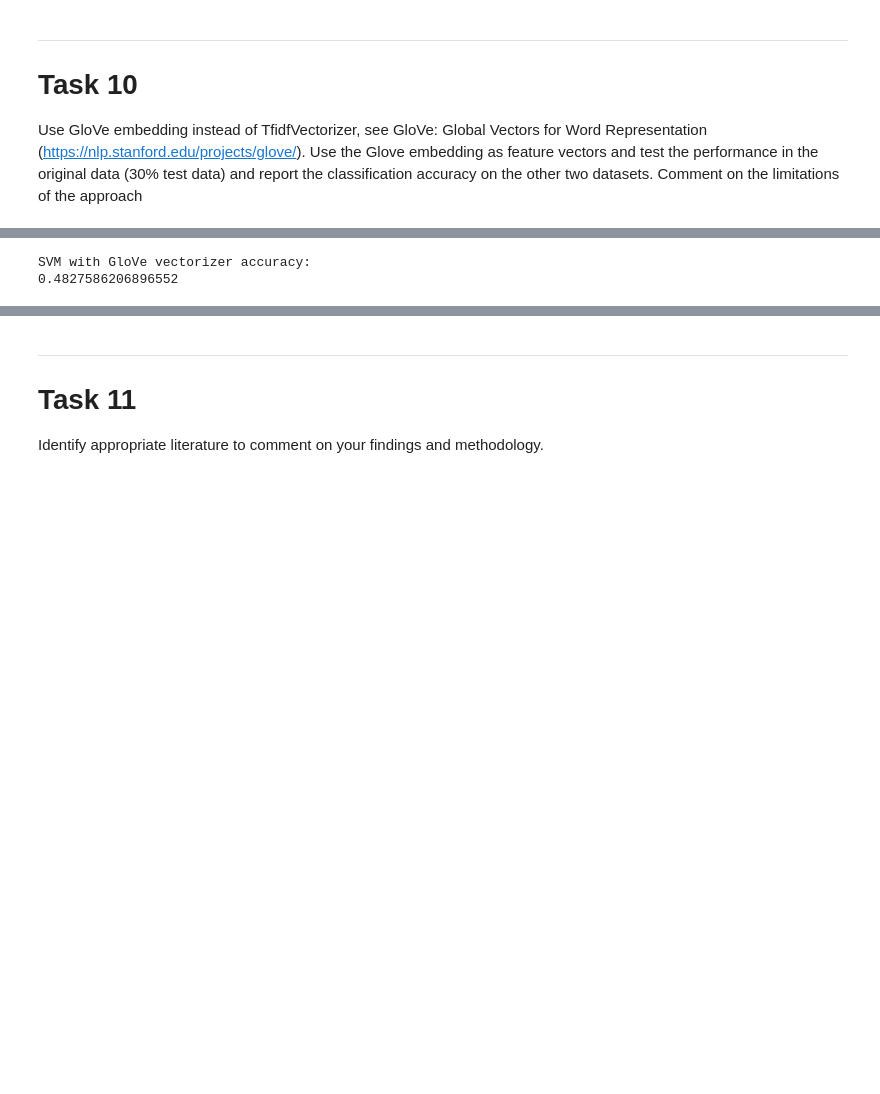
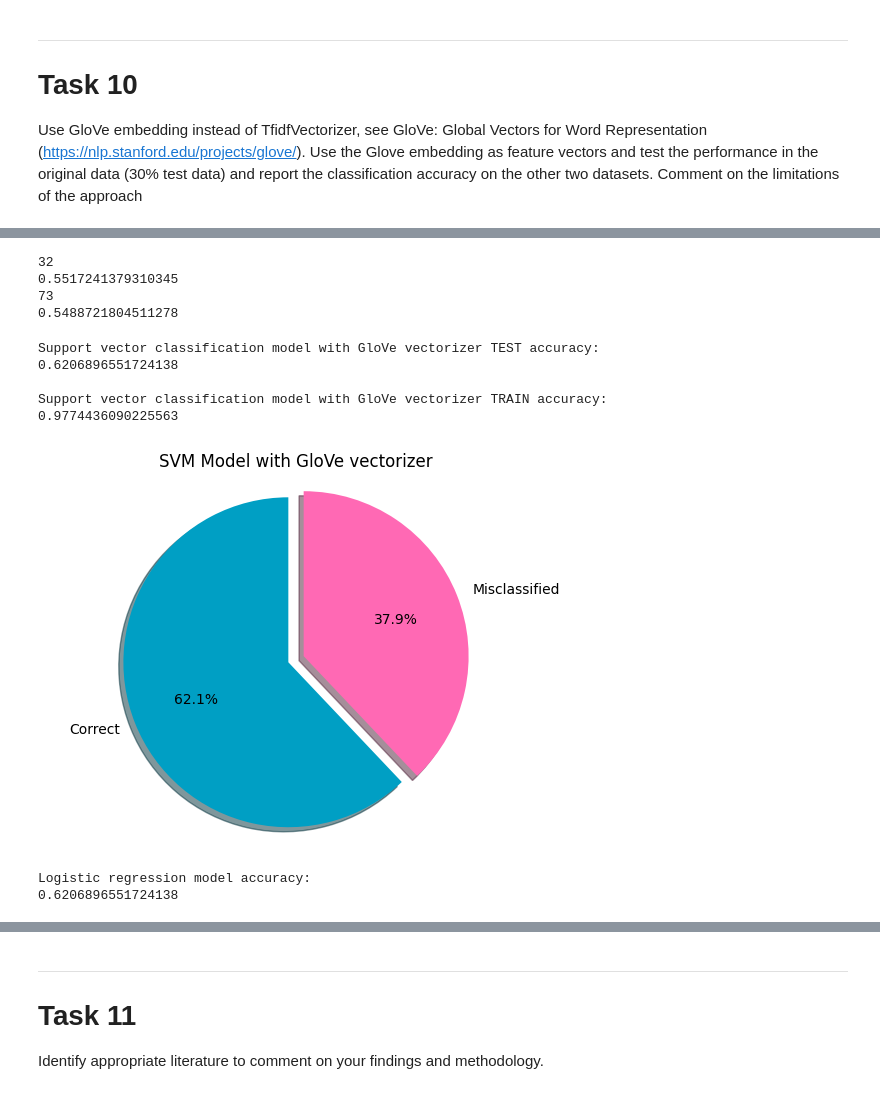
Before and after one commit to VilleKylmamaa/SentimentAnalysisMachineLearning, a Jupyter notebook: Restaurant_Review_Analysis.ipynb, the cells around one changed output, grey strips where cells are left out. Cells and saved outputs as stored; diff of their text form; code cells hidden in the pictures; blank space fills up the shorter version.

```diff
--- a/Restaurant_Review_Analysis.ipynb
+++ b/Restaurant_Review_Analysis.ipynb
@@ -1337,31 +1345,90 @@ misclassified_review_column_glove = [WordNetLemmatizer().lemmatize(word) for wor
 review_train, review_test, liked_train, liked_test = train_test_split(
     misclassified_review_column_glove,
     misclassified_liked_column_glove,
-    test_size=0.3
+    test_size=0.3,
+    stratify=misclassified_liked_column_glove
 )
+
+#Print data split
+print(sum(liked_test))
+print(sum(liked_test)/len(liked_test))
+
+print(sum(liked_train))
+print(sum(liked_train)/len(liked_train))
 
 review_train_glove = prepare_sequence(review_train, embeddings_dict)
 validation_review_glove = prepare_sequence(review_test, embeddings_dict)
+# %% [output]
+32
+0.5517241379310345
+73
+0.5488721804511278
+# %%
+from sklearn.svm import SVC
+# Support vector classification model
+svc_model_glove = SVC(C=30) #, tol=1e-10)
+
+# Train the model with the review column tf-idf fitted and transformed training data, and liked column training data
+svc_model_glove.fit(
+    review_train_glove,
+    liked_train
+)
+
+# Make predictions using the model
+svc_model_glove_test_predictions = svc_model_glove.predict(
+    validation_review_glove
+)
+
+svc_model_glove_train_predictions = svc_model_glove.predict(
+    review_train_glove
+)
+
+# Get accuracy of the predictions
+svc_model_glove_test_accuracy = accuracy_score(liked_test, svc_model_glove_test_predictions)
+svc_model_glove_train_accuracy = accuracy_score(liked_train, svc_model_glove_train_predictions)
+
+print(f"\nSupport vector classification model with GloVe vectorizer TEST accuracy:\n{svc_model_glove_test_accuracy}")
+print(f"\nSupport vector classification model with GloVe vectorizer TRAIN accuracy:\n{svc_model_glove_train_accuracy}")
+# %% [output]
+Support vector classification model with GloVe vectorizer TEST accuracy:
+0.6206896551724138
+
+Support vector classification model with GloVe vectorizer TRAIN accuracy:
+0.9774436090225563
+# %%
+
+labels = 'Correct', 'Misclassified'
+sizes = [svc_model_glove_test_accuracy, 1 - svc_model_glove_test_accuracy]
+explode = (0, 0.1)
+
+fig1, ax1 = plt.subplots()
+ax1.pie(sizes, explode=explode, labels=labels, autopct='%1.1f%%', shadow=True, startangle=90, colors=("#009FC4", "hotpink"))
+ax1.axis('equal')
+
+plt.title("SVM Model with GloVe vectorizer")
+plt.show()
+# %% [output]
+[figure, added]
 # %%
 
-# Support vector classification model
-svm_glove = svm.SVC()
+# Logistic regression model
+log_reg_glove = LogisticRegression(C=100, max_iter=1000)
 
 # Train the model with the review column tf-idf fitted and transformed training data, and liked column training data
-svm_glove.fit(
+log_reg_glove.fit(
     review_train_glove,
     liked_train
 )
 
 # Make predictions using the model
-svm_glove_predictions = svm_glove.predict(
+log_reg_glove_predictions = log_reg_glove.predict(
     validation_review_glove
 )
 
 # Get accuracy of the predictions
-svm_glove_accuracy = accuracy_score(liked_test, svm_glove_predictions)
+log_reg_glove_accuracy = accuracy_score(liked_test, log_reg_glove_predictions)
 
-print(f"\nSVM with GloVe vectorizer accuracy:\n{svm_glove_accuracy}")
+print(f"\nLogistic regression model accuracy:\n{log_reg_glove_accuracy}")
 # %% [output]
-SVM with GloVe vectorizer accuracy:
-0.4827586206896552
+Logistic regression model accuracy:
+0.6206896551724138
```
Also changed, not shown: parts of 17 cells of this notebook.
